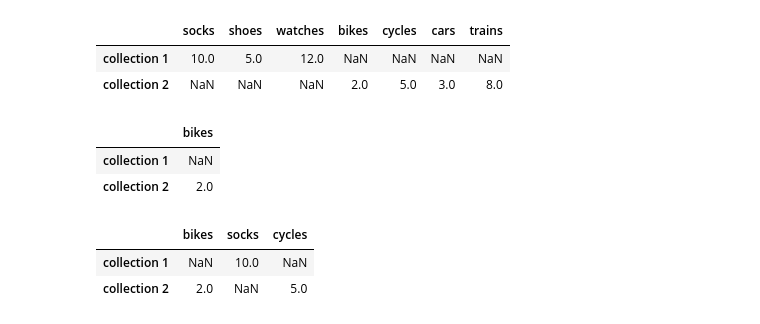
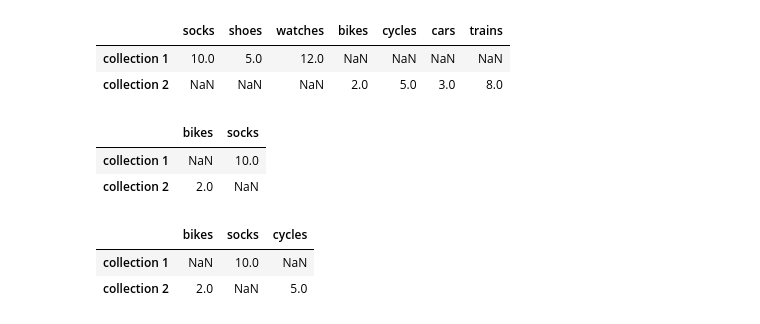
Before and after one commit to vladbandurin/Python4DS, a Jupyter notebook: notebooks/lectures/10_Pandas-tutorial.ipynb, the cells around one changed output. Drawn from its saved outputs; the diff is of its cells as text; code cells hidden in the pictures.

```diff
--- a/notebooks/lectures/10_Pandas-tutorial.ipynb
+++ b/notebooks/lectures/10_Pandas-tutorial.ipynb
@@ -515,11 +522,11 @@ data
 | collection 1 | 10.0 | 5.0 | 12.0 | NaN | NaN | NaN | NaN |
 | collection 2 | NaN | NaN | NaN | 2.0 | 5.0 | 3.0 | 8.0 |
 # %%
-data[['bikes']]
+data[['bikes', 'socks']]
 # %% [output]
-|  | bikes |
-| collection 1 | NaN |
-| collection 2 | 2.0 |
+|  | bikes | socks |
+| collection 1 | NaN | 10.0 |
+| collection 2 | 2.0 | NaN |
 # %%
 data[['bikes', 'socks', 'cycles']]
 # %% [output]
```
Also changed, not shown: parts of 37 cells of this notebook.
